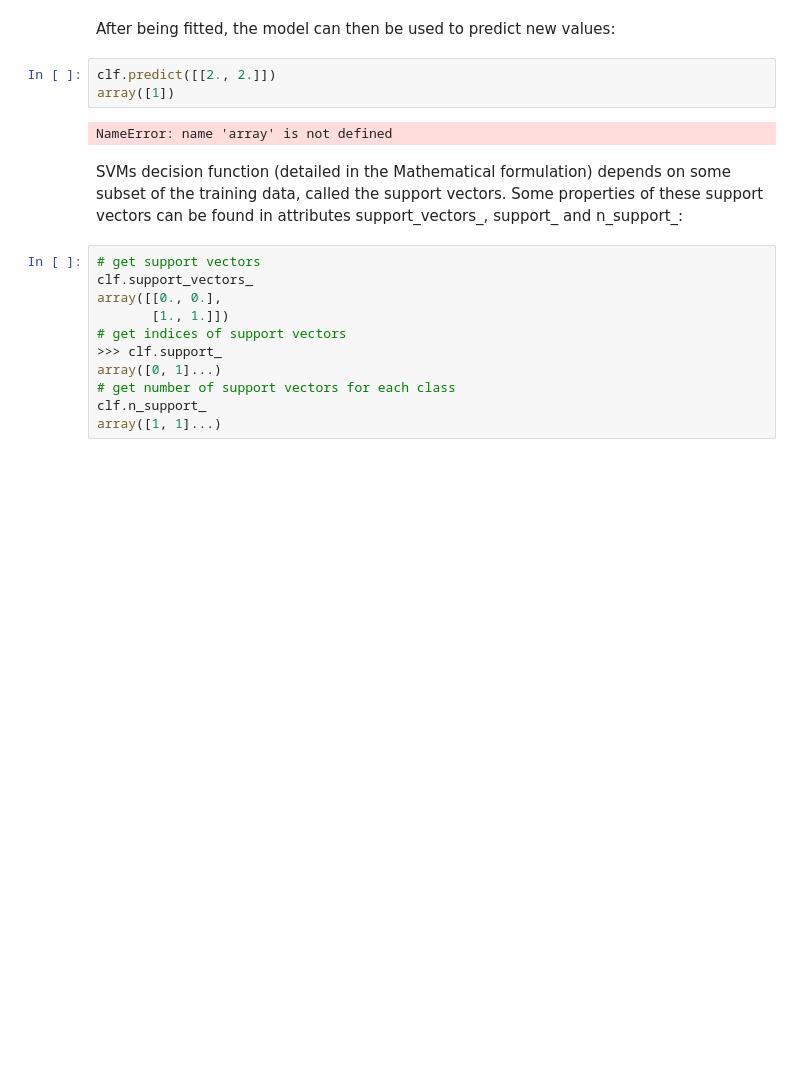
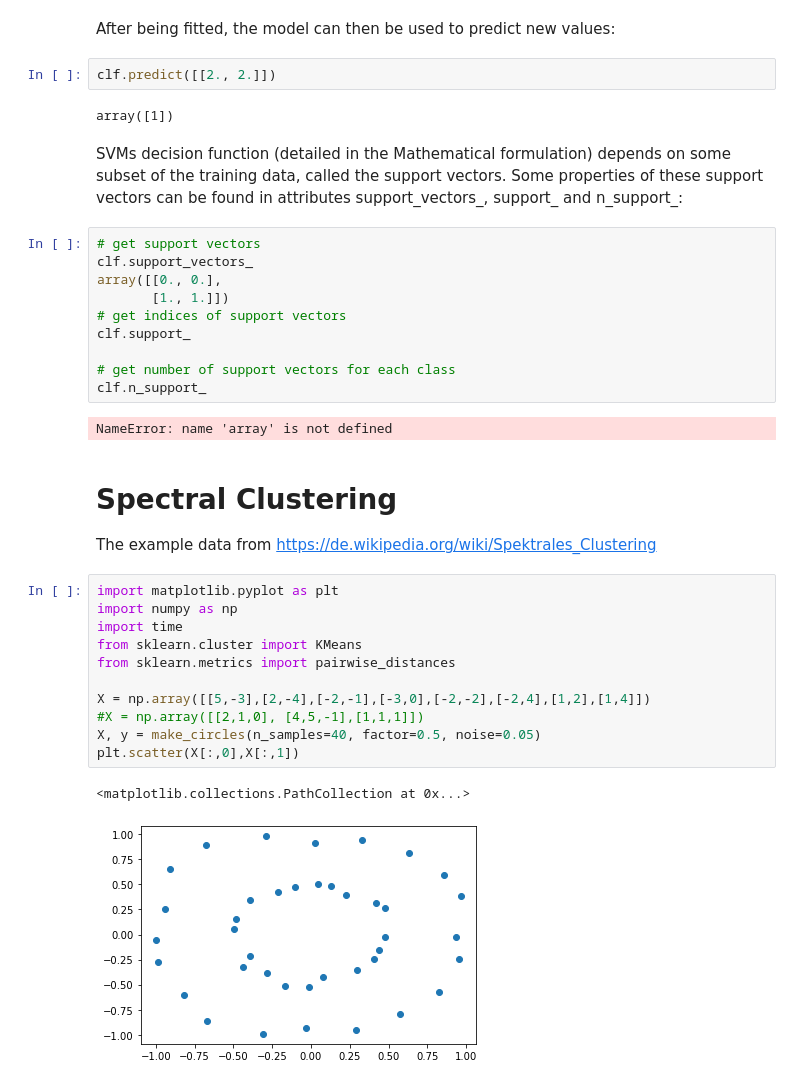
Before and after one commit to susifohn/HS2020_Machine_Learning, a Jupyter notebook: tutorial/myplaying.ipynb, the cells around one changed output. Saved outputs shown, nothing was run; the diff lists cells and outputs as text; blank space fills up the shorter version.

```diff
--- a/tutorial/myplaying.ipynb
+++ b/tutorial/myplaying.ipynb
@@ -42,9 +42,8 @@ SVC()
 After being fitted, the model can then be used to predict new values:
 # %%
 clf.predict([[2., 2.]])
-array([1])
 # %% [output]
-NameError: name 'array' is not defined
+array([1])
 # %% [markdown]
 SVMs decision function (detailed in the Mathematical formulation) depends on some subset of the training data, called the support vectors. Some properties of these support vectors can be found in attributes support_vectors_, support_ and n_support_:
 # %%
@@ -53,8 +52,26 @@ clf.support_vectors_
 array([[0., 0.],
        [1., 1.]])
 # get indices of support vectors
->>> clf.support_
-array([0, 1]...)
+clf.support_
+
 # get number of support vectors for each class
 clf.n_support_
-array([1, 1]...)
+# %% [output]
+NameError: name 'array' is not defined
+# %% [markdown]
+# Spectral Clustering
+The example data from https://de.wikipedia.org/wiki/Spektrales_Clustering
+# %%
+import matplotlib.pyplot as plt
+import numpy as np
+import time
+from sklearn.cluster import KMeans
+from sklearn.metrics import pairwise_distances
+
+X = np.array([[5,-3],[2,-4],[-2,-1],[-3,0],[-2,-2],[-2,4],[1,2],[1,4]])
+#X = np.array([[2,1,0], [4,5,-1],[1,1,1]])
+X, y = make_circles(n_samples=40, factor=0.5, noise=0.05)
+plt.scatter(X[:,0],X[:,1])
+# %% [output]
+<matplotlib.collections.PathCollection at 0x...>
+[figure, added]
```
Also changed, not shown: parts of 3 cells of this notebook, 3 other files.
